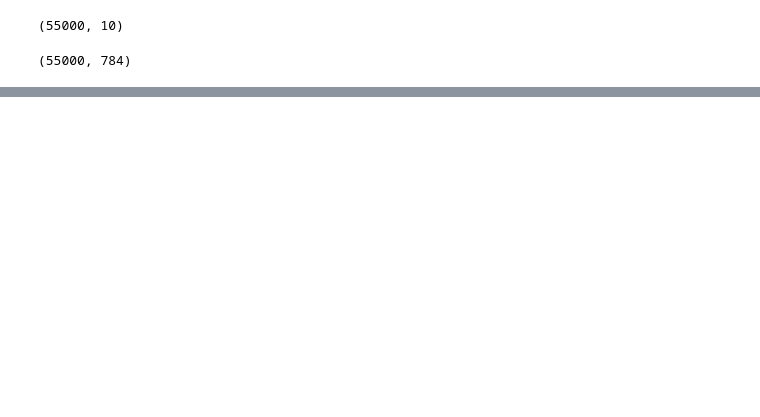
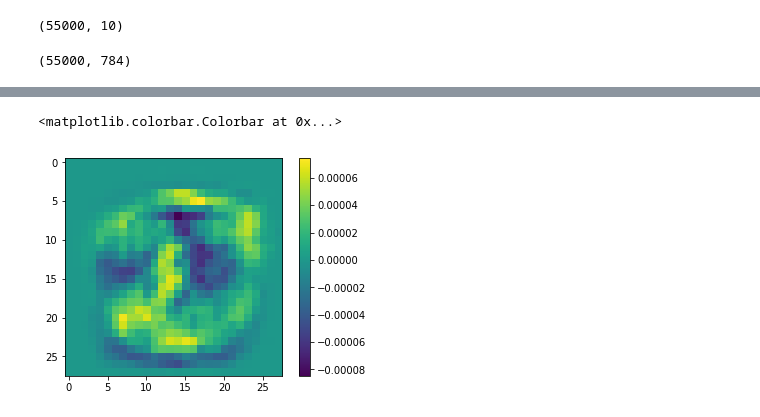
Before and after one commit to mbmcdermott/data-manifold, a Jupyter notebook: python/mnist/mnist_linear.ipynb, the cells around one changed output, grey strips where cells are left out. Cells and saved outputs as stored; diff of their text form; code cells hidden in the pictures; blank space fills up the shorter version.

```diff
--- a/python/mnist/mnist_linear.ipynb
+++ b/python/mnist/mnist_linear.ipynb
@@ -67,3 +69,5 @@ grad_eval = sess.run(var_grad, feed_dict={x: mnist.train.images, y_: mnist.train
 grad_eval.shape
 # %% [output]
 (55000, 784)
+# %%
+Weval = sess.run(W,feed_dict={x: mnist.train.images, y_: mnist.train.labels})
@@ -80,0 +113,2 @@ plt.colorbar()
+# %%
+arbitrary_grad_eval = sess.run(var_grad, feed_dict={x: mnist.train.images+0.001, y_: mnist.train.labels})
@@ -80,0 +119,6 @@ plt.colorbar()
+# %%
+plt.imshow(arbitrary_grad_eval[12,:].reshape([28,28]))
+plt.colorbar()
+# %% [output]
+<matplotlib.colorbar.Colorbar at 0x...>
+[figure, added]
```
Also changed, not shown: parts of 27 cells of this notebook.
